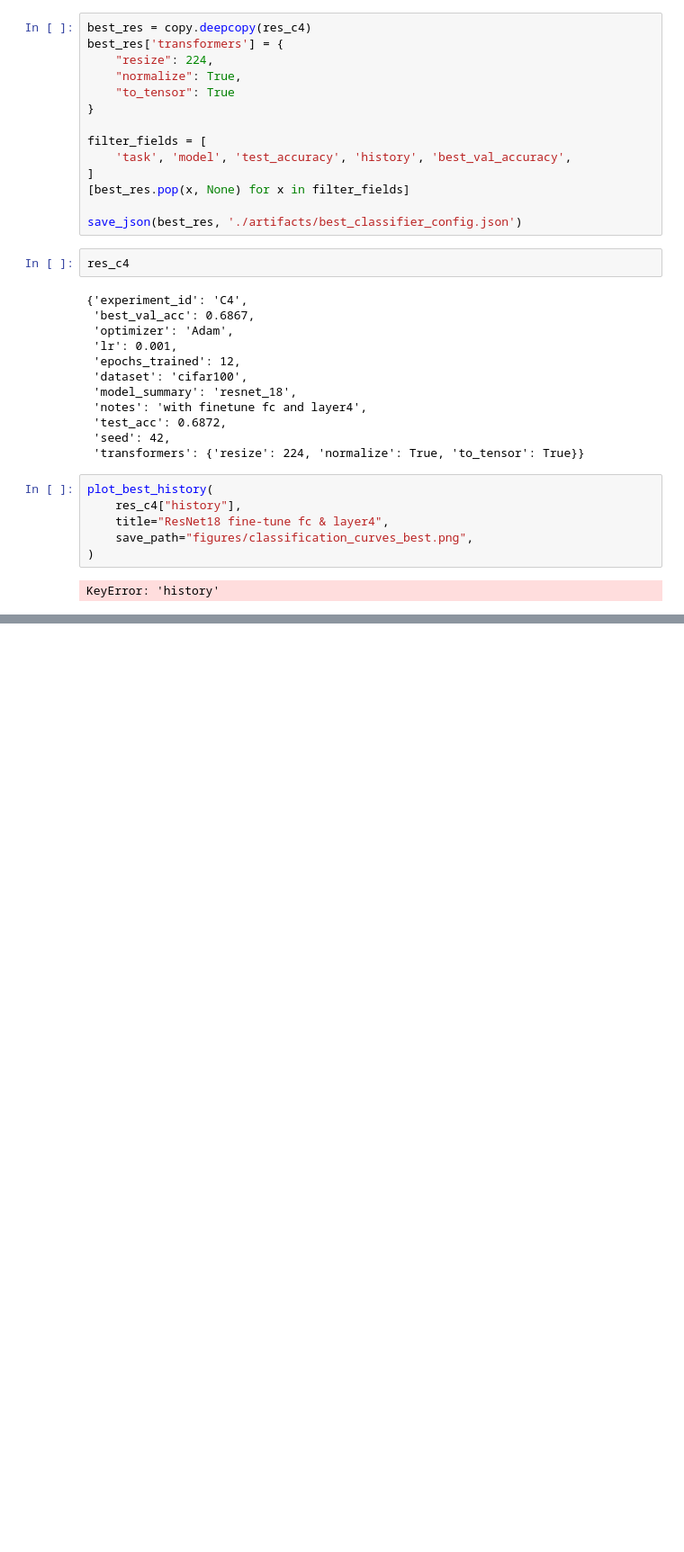
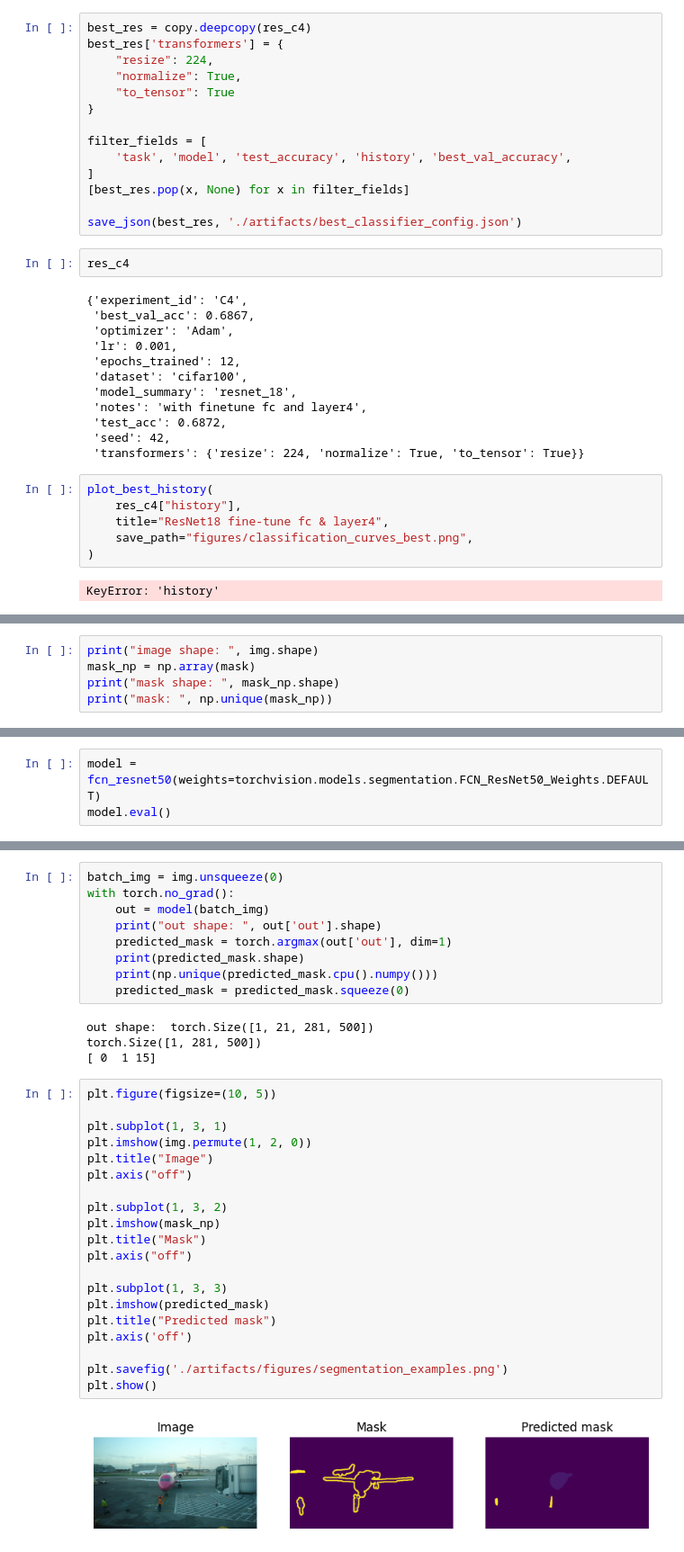
Before and after one commit to mazxal0/AI-Mirea-Course, a Jupyter notebook: homeworks/HW10-11/HW10-11.ipynb, the cells around one changed output, grey strips where cells are left out. Shown at 90% size. Drawn from its saved outputs; the diff is of its cells as text; blank space fills up the shorter version.

```diff
--- a/homeworks/HW10-11/HW10-11.ipynb
+++ b/homeworks/HW10-11/HW10-11.ipynb
@@ -800,0 +823,5 @@ KeyError: 'history'
+# %%
+print("image shape: ", img.shape)
+mask_np = np.array(mask)
+print("mask shape: ", mask_np.shape)
+print("mask: ", np.unique(mask_np))
@@ -800,0 +835,3 @@ KeyError: 'history'
+# %%
+model = fcn_resnet50(weights=torchvision.models.segmentation.FCN_ResNet50_Weights.DEFAULT)
+model.eval()
@@ -800,0 +858,35 @@ KeyError: 'history'
+# %%
+batch_img = img.unsqueeze(0)
+with torch.no_grad():
+    out = model(batch_img)
+    print("out shape: ", out['out'].shape)
+    predicted_mask = torch.argmax(out['out'], dim=1)
+    print(predicted_mask.shape)
+    print(np.unique(predicted_mask.cpu().numpy()))
+    predicted_mask = predicted_mask.squeeze(0)
+# %% [output]
+out shape:  torch.Size([1, 21, 281, 500])
+torch.Size([1, 281, 500])
+[ 0  1 15]
+# %%
+plt.figure(figsize=(10, 5))
+
+plt.subplot(1, 3, 1)
+plt.imshow(img.permute(1, 2, 0))
+plt.title("Image")
+plt.axis("off")
+
+plt.subplot(1, 3, 2)
+plt.imshow(mask_np)
+plt.title("Mask")
+plt.axis("off")
+
+plt.subplot(1, 3, 3)
+plt.imshow(predicted_mask)
+plt.title("Predicted mask")
+plt.axis('off')
+
+plt.savefig('./artifacts/figures/segmentation_examples.png')
+plt.show()
+# %% [output]
+[figure, added]
```
Also changed, not shown: parts of 8 cells of this notebook, 1 other file.
